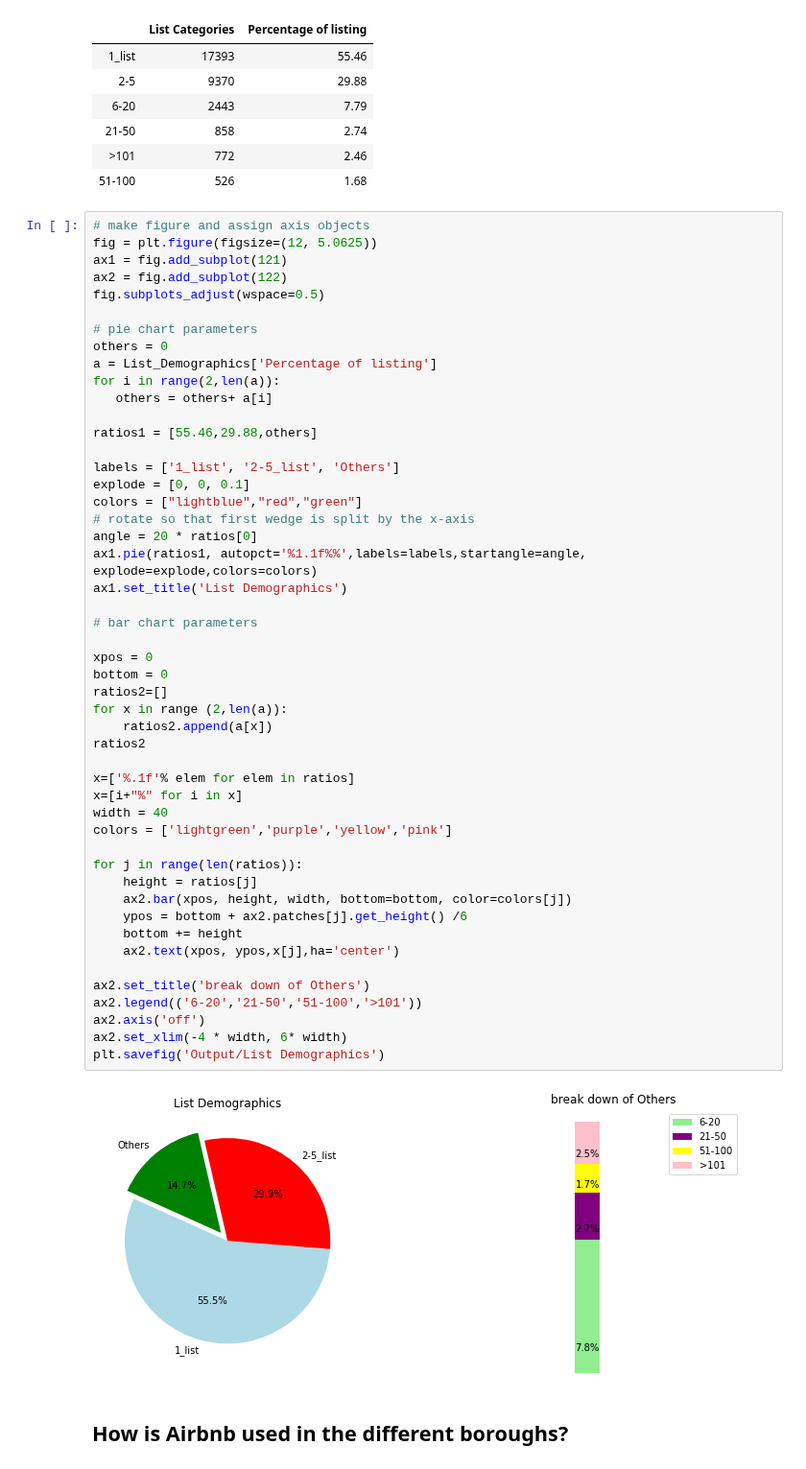
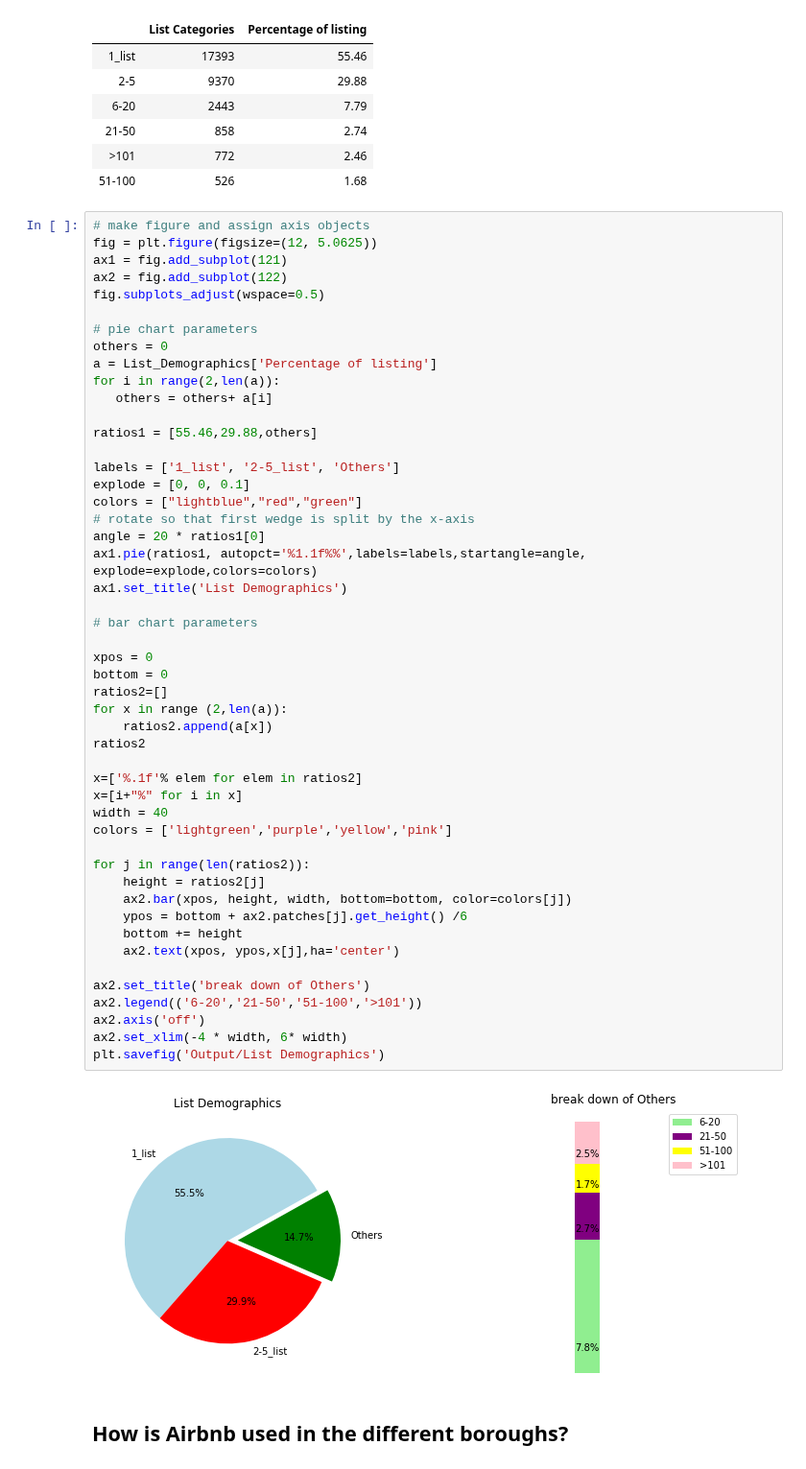
Before and after one commit to hayden4davey/Project1-Group2, a Jupyter notebook: Final Airbnb Analysis.ipynb, the cells around one changed output. Shown at 96% size. Drawn from its saved outputs; the diff is of its cells as text.

```diff
--- a/Final Airbnb Analysis.ipynb
+++ b/Final Airbnb Analysis.ipynb
@@ -117,38 +117,38 @@ labels = ['1_list', '2-5_list', 'Others']
 explode = [0, 0, 0.1]
 colors = ["lightblue","red","green"]
 # rotate so that first wedge is split by the x-axis
-angle = 20 * ratios[0]
+angle = 20 * ratios1[0]
 ax1.pie(ratios1, autopct='%1.1f%%',labels=labels,startangle=angle, explode=explode,colors=colors)
 ax1.set_title('List Demographics')
 
 # bar chart parameters
 
 xpos = 0
 bottom = 0
 ratios2=[]
 for x in range (2,len(a)):
     ratios2.append(a[x])
 ratios2
 
-x=['%.1f'% elem for elem in ratios]
+x=['%.1f'% elem for elem in ratios2]
 x=[i+"%" for i in x]
 width = 40
 colors = ['lightgreen','purple','yellow','pink']
 
-for j in range(len(ratios)):
-    height = ratios[j]
+for j in range(len(ratios2)):
+    height = ratios2[j]
     ax2.bar(xpos, height, width, bottom=bottom, color=colors[j])
     ypos = bottom + ax2.patches[j].get_height() /6
     bottom += height
     ax2.text(xpos, ypos,x[j],ha='center')
 
 ax2.set_title('break down of Others')
 ax2.legend(('6-20','21-50','51-100','>101'))
 ax2.axis('off')
 ax2.set_xlim(-4 * width, 6* width)
 plt.savefig('Output/List Demographics')
 # %% [output]
-[figure, old version]
+[figure, new version]
 # %% [markdown]
 ## How is Airbnb used in the different boroughs?
 # %%
```
